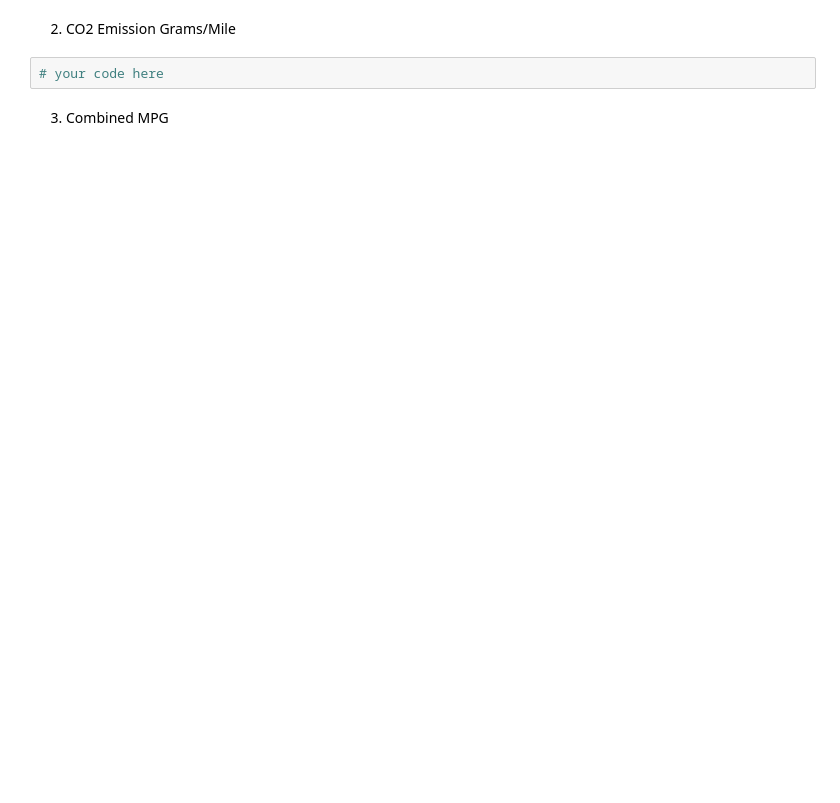
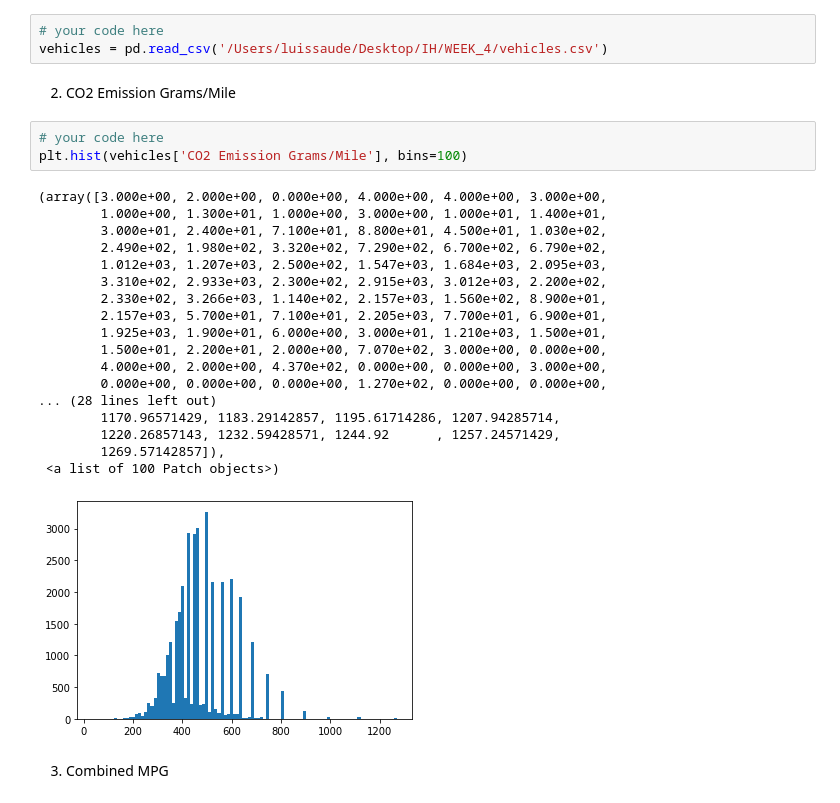
Before and after one commit to ta-data-lis/lab-probability-distributions, a Jupyter notebook: your-code/continuous.ipynb, the cells around one changed output. Drawn from its saved outputs; the diff is of its cells as text; blank space fills up the shorter version.

```diff
--- a/your-code/continuous.ipynb
+++ b/your-code/continuous.ipynb
@@ -79,7 +101,30 @@ Then plot the histograms for the following variables:
+# %%
+# your code here
+vehicles = pd.read_csv('/Users/luissaude/Desktop/IH/WEEK_4/vehicles.csv')
 # %% [markdown]
 2. CO2 Emission Grams/Mile
 # %%
 # your code here
+plt.hist(vehicles['CO2 Emission Grams/Mile'], bins=100)
+# %% [output]
+(array([3.000e+00, 2.000e+00, 0.000e+00, 4.000e+00, 4.000e+00, 3.000e+00,
+        1.000e+00, 1.300e+01, 1.000e+00, 3.000e+00, 1.000e+01, 1.400e+01,
+        3.000e+01, 2.400e+01, 7.100e+01, 8.800e+01, 4.500e+01, 1.030e+02,
+        2.490e+02, 1.980e+02, 3.320e+02, 7.290e+02, 6.700e+02, 6.790e+02,
+        1.012e+03, 1.207e+03, 2.500e+02, 1.547e+03, 1.684e+03, 2.095e+03,
+        3.310e+02, 2.933e+03, 2.300e+02, 2.915e+03, 3.012e+03, 2.200e+02,
+        2.330e+02, 3.266e+03, 1.140e+02, 2.157e+03, 1.560e+02, 8.900e+01,
+        2.157e+03, 5.700e+01, 7.100e+01, 2.205e+03, 7.700e+01, 6.900e+01,
+        1.925e+03, 1.900e+01, 6.000e+00, 3.000e+01, 1.210e+03, 1.500e+01,
+        1.500e+01, 2.200e+01, 2.000e+00, 7.070e+02, 3.000e+00, 0.000e+00,
+        4.000e+00, 2.000e+00, 4.370e+02, 0.000e+00, 0.000e+00, 3.000e+00,
+        0.000e+00, 0.000e+00, 0.000e+00, 1.270e+02, 0.000e+00, 0.000e+00,
+... (28 lines left out)
+        1170.96571429, 1183.29142857, 1195.61714286, 1207.94285714,
+        1220.26857143, 1232.59428571, 1244.92      , 1257.24571429,
+        1269.57142857]),
+ <a list of 100 Patch objects>)
+[figure, added]
 # %% [markdown]
 3. Combined MPG
 # %%
```
Also changed, not shown: parts of 13 cells of this notebook.
